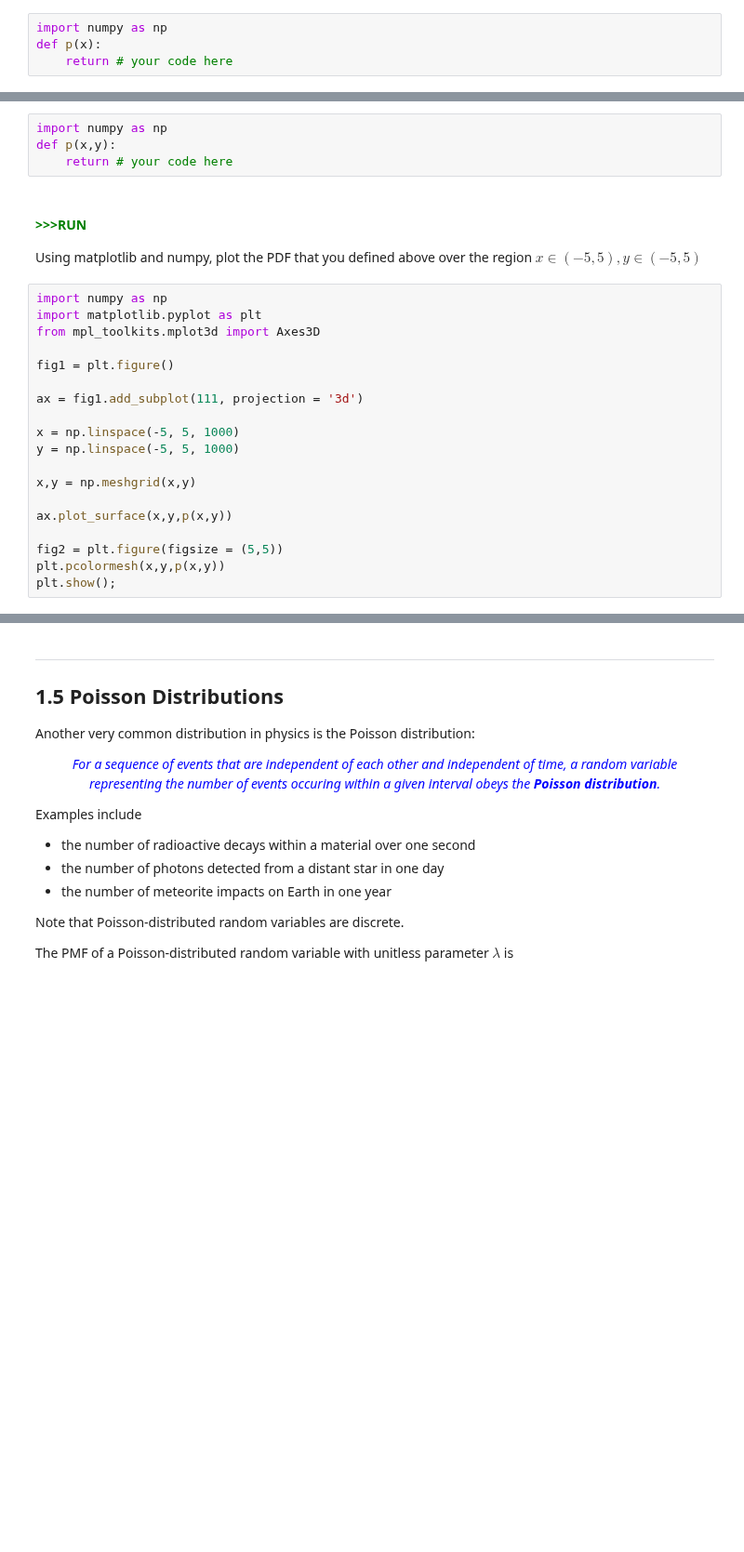
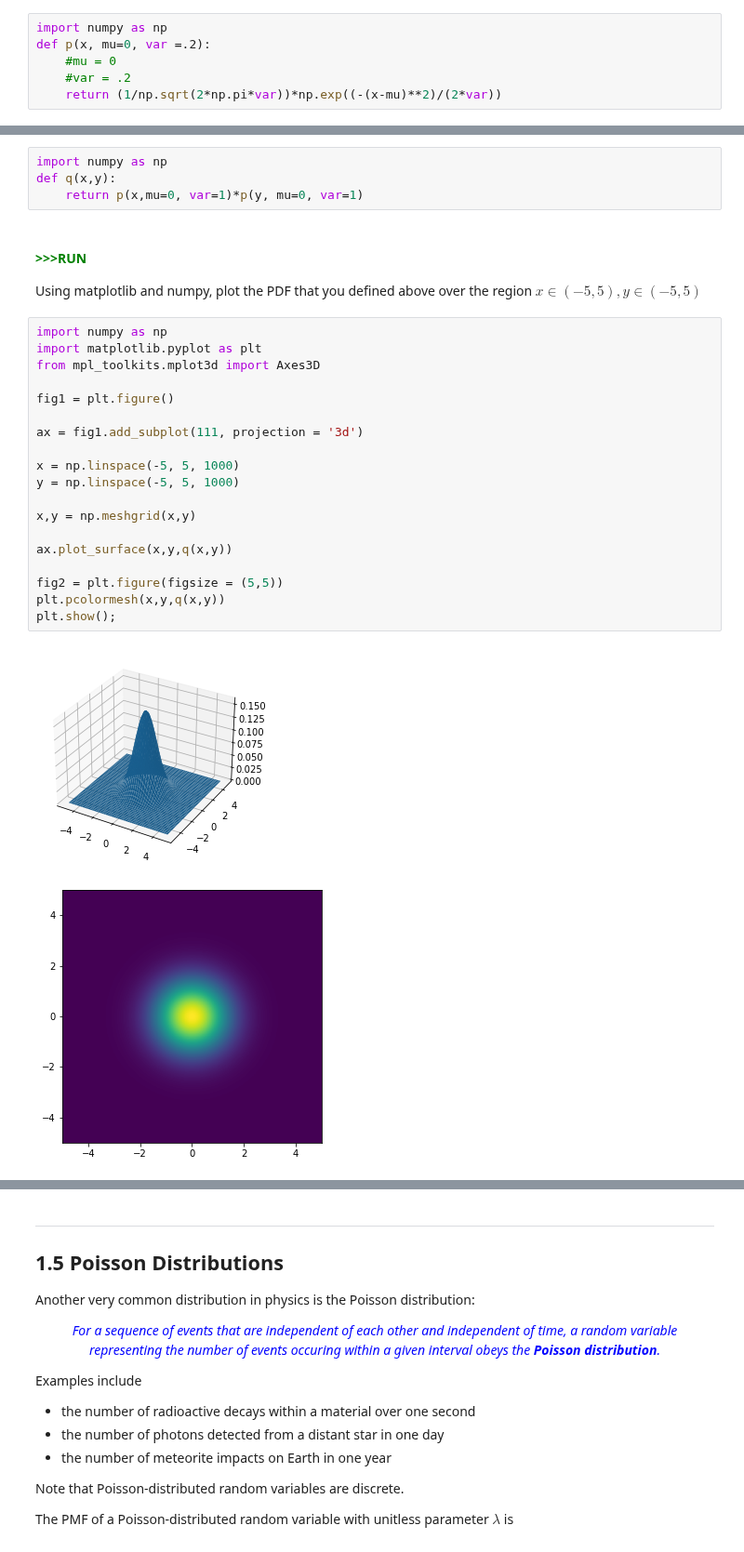
Before and after one commit to MIT-8s50/course, a Jupyter notebook: Recitation1/Recitation_01_learner.ipynb, the cells around one changed output, grey strips where cells are left out. Shown at 93% size. Drawn from its saved outputs; the diff is of its cells as text; blank space fills up the shorter version.

```diff
--- a/Recitation1/Recitation_01_learner.ipynb
+++ b/Recitation1/Recitation_01_learner.ipynb
@@ -103,10 +103,12 @@ import numpy as np
 def p(x):
     return # your code here
 -->
-# %%
-import numpy as np
-def p(x):
-    return # your code here
+# %%
+import numpy as np
+def p(x, mu=0, var =.2):
+    #mu = 0
+    #var = .2
+    return (1/np.sqrt(2*np.pi*var))*np.exp((-(x-mu)**2)/(2*var))
 # %% [markdown]
 <!--start-block-->
 #### <span style="color:#BA2220">>>>EXERCISE</span>
@@ -240,8 +247,8 @@ def P(x,y):
 <!--end-block-->
 # %%
 import numpy as np
-def p(x,y):
-    return # your code here
+def q(x,y):
+    return p(x,mu=0, var=1)*p(y, mu=0, var=1)
 # %% [markdown]
 <!--start-block-->
 #### <span style="color:green">>>>RUN</span>
@@ -272,22 +279,25 @@ plt.show();
 # %%
 import numpy as np
 import matplotlib.pyplot as plt
 from mpl_toolkits.mplot3d import Axes3D
 
 fig1 = plt.figure()
 
 ax = fig1.add_subplot(111, projection = '3d')
 
 x = np.linspace(-5, 5, 1000)
 y = np.linspace(-5, 5, 1000)
 
 x,y = np.meshgrid(x,y)
 
-ax.plot_surface(x,y,p(x,y))
+ax.plot_surface(x,y,q(x,y))
 
 fig2 = plt.figure(figsize = (5,5))
-plt.pcolormesh(x,y,p(x,y))
+plt.pcolormesh(x,y,q(x,y))
 plt.show();
+# %% [output]
+[figure, added]
+[figure, added]
 # %% [markdown]
 <!--start-block-->
 #### <span style="color:purple">>>>QUESTION</span>
```
Also changed, not shown: parts of 10 cells of this notebook, 8 other files.
